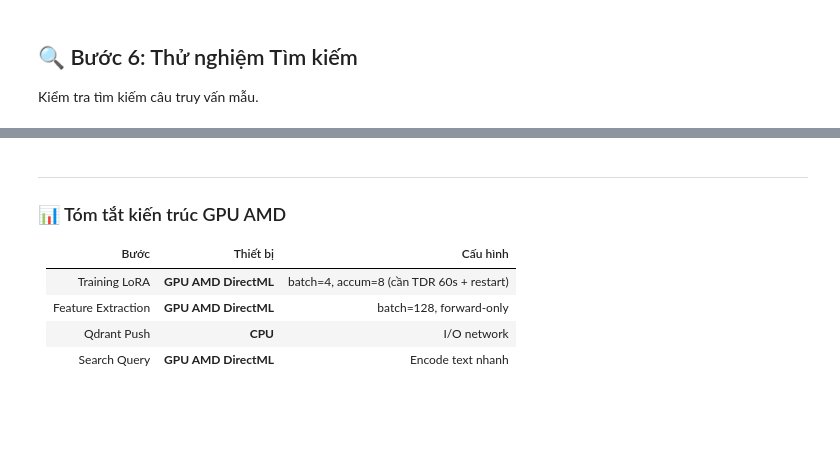
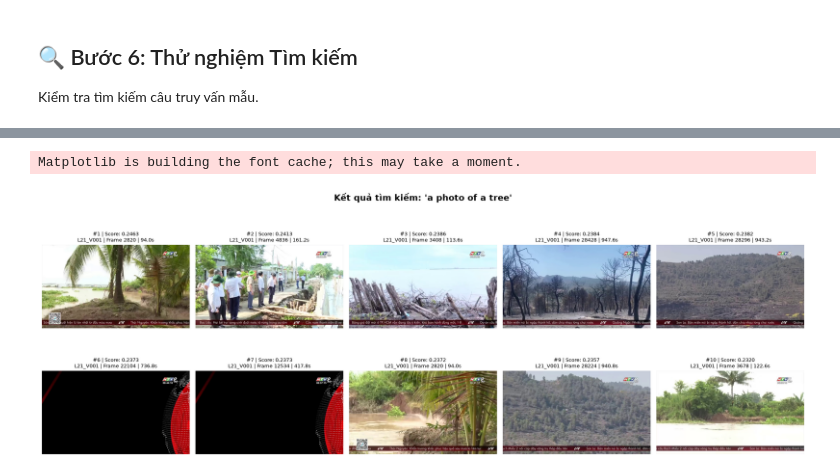
Before and after one commit to minhkhoa3005/AIC_HCM_2026, a Jupyter notebook: run_pipeline.ipynb, the cells around one changed output, grey strips where cells are left out. Drawn from its saved outputs; the diff is of its cells as text; code cells hidden in the pictures; blank space fills up the shorter version.

```diff
--- a/run_pipeline.ipynb
+++ b/run_pipeline.ipynb
@@ -124,17 +120,17 @@ print(f"Query: '{query}' -> Vector shape: {vec.shape}, norm: {np.linalg.norm(vec
 # %%
 # Tìm kiếm trên Qdrant
 from qdrant_client import QdrantClient
-from backend.config import QDRANT_URL, QDRANT_API_KEY, QDRANT_COLLECTION
+from backend.config import QDRANT_URL, QDRANT_API_KEY, QDRANT_COLLECTION_NAME
 
 client = QdrantClient(url=QDRANT_URL, api_key=QDRANT_API_KEY)
 
-results = client.search(
-    collection_name=QDRANT_COLLECTION,
-    query_vector=vec.tolist(),
+response = client.query_points(
+    collection_name=QDRANT_COLLECTION_NAME,
+    query=vec.tolist(),
     limit=10,
 )
 
 print(f"\n🔍 Top 10 kết quả cho: '{query}'\n")
-for i, hit in enumerate(results, 1):
+for i, hit in enumerate(response.points, 1):
     p = hit.payload
     print(f"  #{i:02d} | Score: {hit.score:.4f} | {p.get('video_id','')} | Frame: {p.get('frame_id','')} | {p.get('pts_time',0):.1f}s")
@@ -141,10 +150,36 @@ for i, hit in enumerate(results, 1):
-# %% [markdown]
----
-### 📊 Tóm tắt kiến trúc GPU AMD
-
-| Bước | Thiết bị | Cấu hình |
-|---|---|---|
-| Training LoRA | **GPU AMD DirectML** | batch=4, accum=8 (cần TDR 60s + restart) |
-| Feature Extraction | **GPU AMD DirectML** | batch=128, forward-only |
-| Qdrant Push | **CPU** | I/O network |
-| Search Query | **GPU AMD DirectML** | Encode text nhanh |
+# %%
+# Hiển thị ảnh keyframe từ kết quả tìm kiếm
+from PIL import Image
+from pathlib import Path
+import matplotlib.pyplot as plt
+
+hits = response.points
+n = min(len(hits), 10)
+
+fig, axes = plt.subplots(2, 5, figsize=(20, 8))
+fig.suptitle(f"Kết quả tìm kiếm: '{query}'", fontsize=16, fontweight='bold')
+
+for i, ax in enumerate(axes.flat):
+    if i < n:
+        hit = hits[i]
+        p = hit.payload
+        img_path = Path(p.get('path', ''))
+        vid = p.get('video_id', '')
+        fid = p.get('frame_id', 0)
+        pts = p.get('pts_time', 0.0)
+        score = hit.score
+
+        if img_path.exists():
+            img = Image.open(img_path).convert('RGB')
+            ax.imshow(img)
+        else:
+            ax.text(0.5, 0.5, 'Image not found', ha='center', va='center', transform=ax.transAxes)
+
+        ax.set_title(f'#{i+1} | Score: {score:.4f}\n{vid} | Frame {fid} | {pts:.1f}s', fontsize=9)
+    ax.axis('off')
+
+plt.tight_layout()
+plt.show()
+# %% [output]
+Matplotlib is building the font cache; this may take a moment.
+[figure, added]
```
Also changed, not shown: parts of 3 cells of this notebook, 6 other files.
